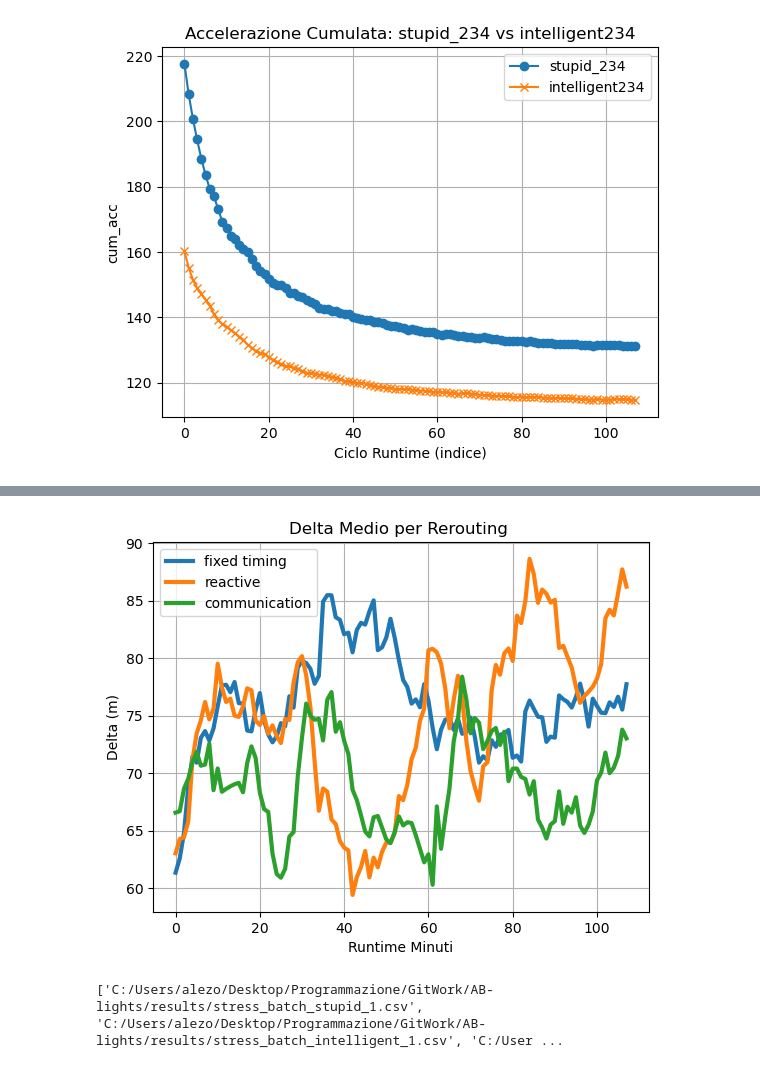
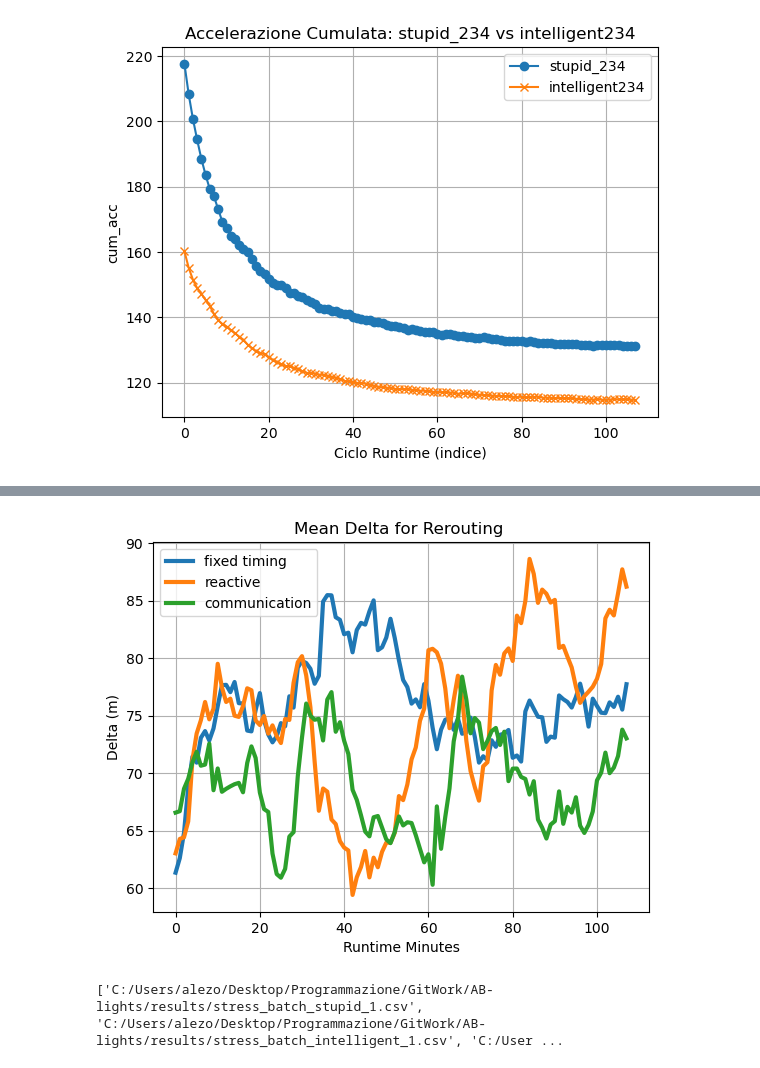
Before and after one commit to marcobianchi463/AB-lights, a Jupyter notebook: Traffic_Analysis.ipynb, the cells around one changed output, grey strips where cells are left out. Saved outputs shown, nothing was run; the diff lists cells and outputs as text; code cells hidden in the pictures.

```diff
--- a/Traffic_Analysis.ipynb
+++ b/Traffic_Analysis.ipynb
@@ -366,23 +366,23 @@ plt.show()
 # %%
 nome_delta = "delta_medio.png"
 path_delta = os.path.join(plot_folder, nome_delta)
 
 #plot veicoli fermi
 plt.plot(df_stupid['delta_medio'].values,linestyle='-',linewidth=3, label='fixed timing')
 plt.plot(df_intelligent['delta_medio'].values, linestyle='-',linewidth=3, label='reactive')
 plt.plot(df_godly['delta_medio'].values,linestyle='-',linewidth=3, label='communication')
 
-plt.title('Delta Medio per Rerouting ')
+plt.title('Mean Delta for Rerouting ')
 plt.ylabel('Delta (m)')
-plt.xlabel('Runtime Minuti')
-plt.legend()
+plt.xlabel('Runtime Minutes')
+plt.legend(loc='upper left')
 plt.grid(True)
 
 #salva
 plt.savefig(path_delta, dpi=300, bbox_inches='tight')
 plt.show()
 # %% [output]
-[figure, old version]
+[figure, new version]
 # %%
 #folder = r"C:/Users/alezo/Desktop/Programmazione/GitWork/AB-lights/results/"
 stress_list = [f"{folder}stress_batch_{i}.csv" for i in ['stupid_1','intelligent_1', 'godly_1']]
```
Also changed, not shown: parts of 10 cells of this notebook, 7 other files.
